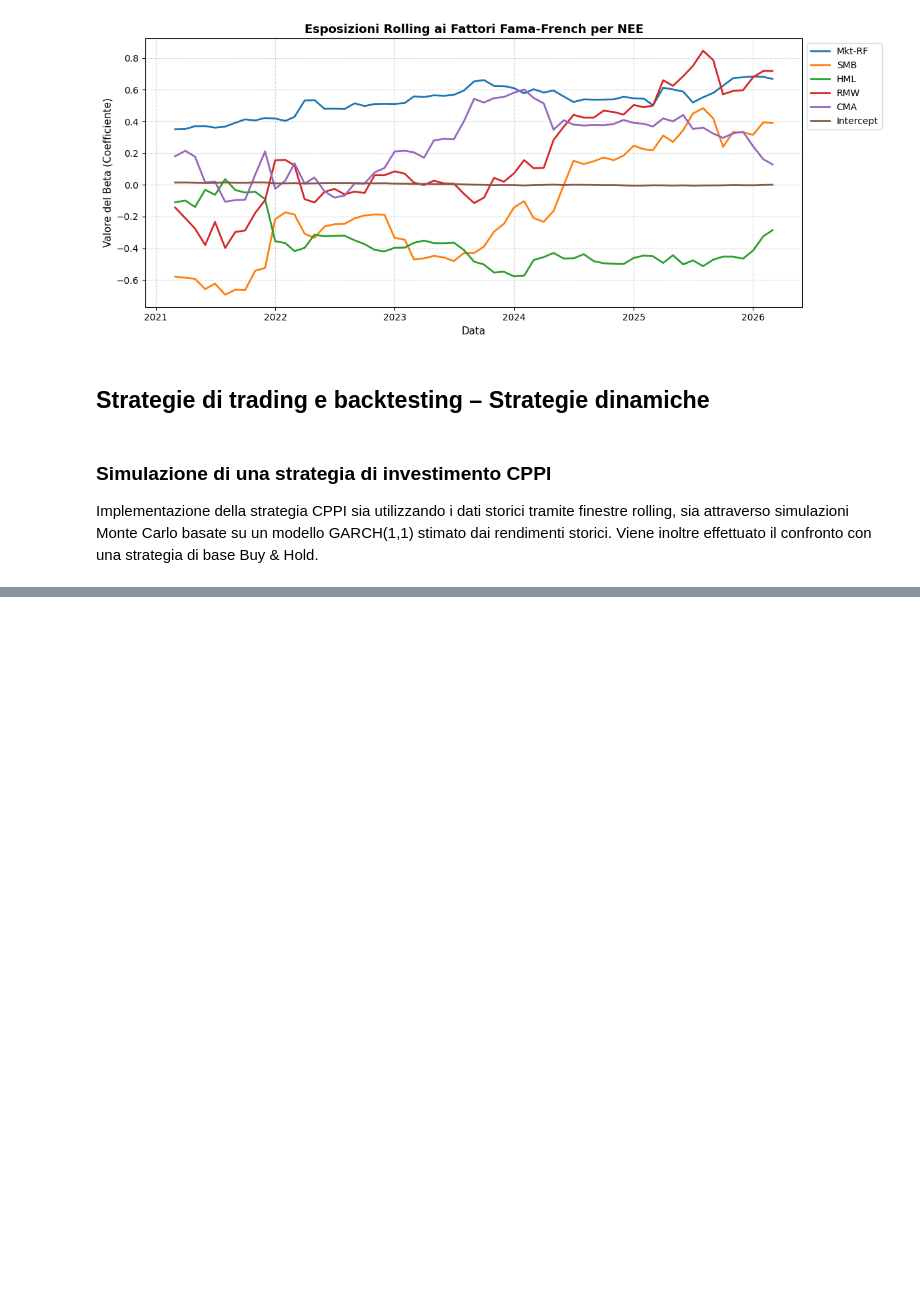
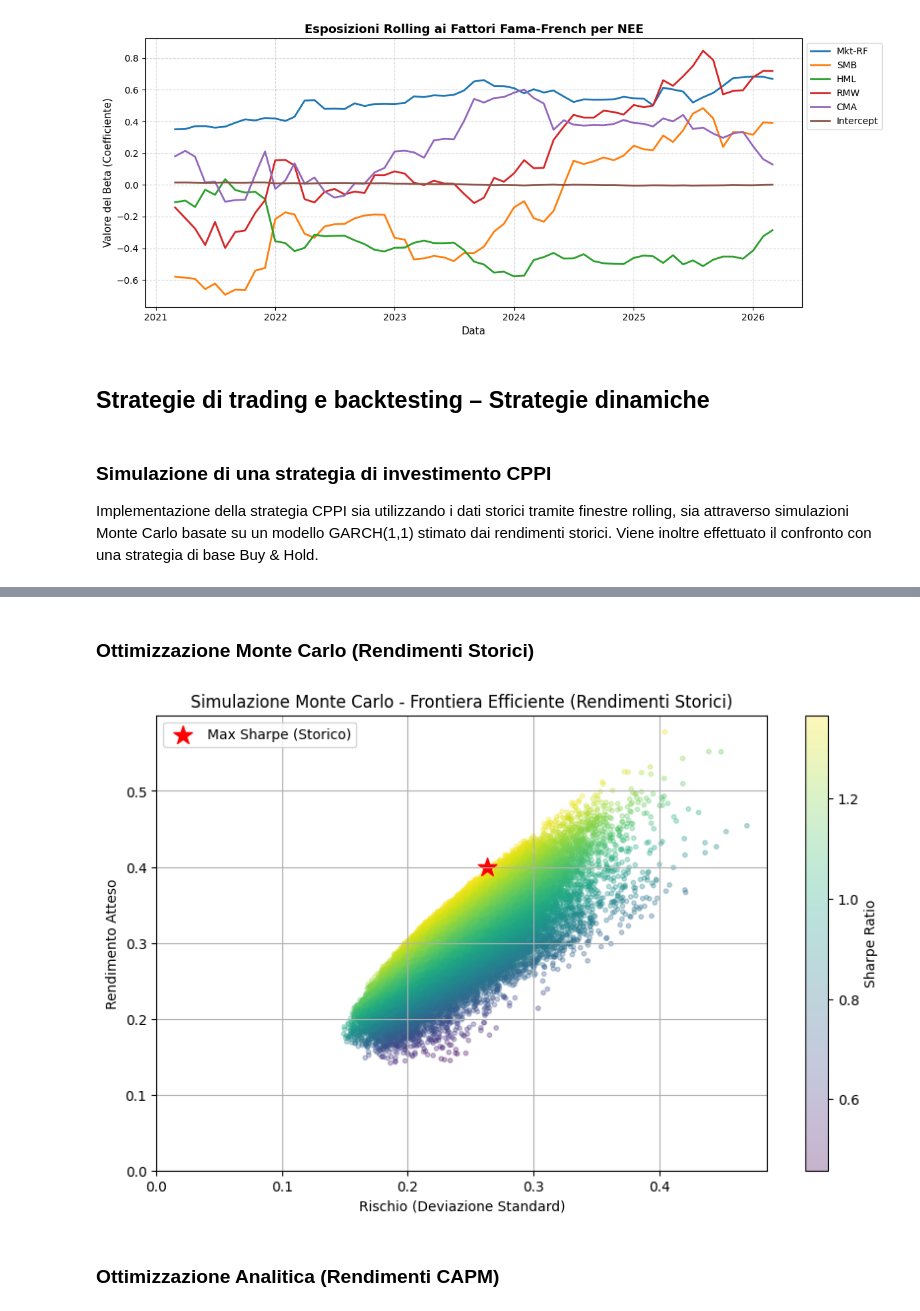
Before and after one commit to LucaGiani787/finance-project, a Jupyter notebook: project.ipynb, the cells around one changed output, grey strips where cells are left out. Saved outputs shown, nothing was run; the diff lists cells and outputs as text; code cells hidden in the pictures; blank space fills up the shorter version.

Commit message:
feat: add portfolio optimization

```diff
--- a/project.ipynb
+++ b/project.ipynb
@@ -824,0 +830,19 @@ for t in stocks:
+# %%
+# Estrazione primi 108 mesi (9 anni)
+returns_108 = df_NSR_monthly.iloc[:108]
+rf_108 = rf_annual # Tasso risk-free annuo definito precedentemente,
+assets_108 = returns_108
+
+# Rendimenti medi storici annualizzati
+historical_means = assets_108.mean() * 12
+
+# Rendimenti attesi calcolati dal CAPM (da capm_returns generato in precedenza)
+capm_means = capm_returns['Expected Return']
+
+# Matrice di covarianza annualizzata
+cov_matrix = assets_108.cov() * 12
+
+print("Rendimenti storici annualizzati (primi 108 mesi):")
+print(historical_means)
+print("\nRendimenti attesi dal CAPM:")
+print(capm_means)
@@ -824,0 +869,9 @@ for t in stocks:
+# %%
+opt_hist_analytical = pt.optimize_analytical(historical_means.values, cov_matrix.values, risk_free_rate=rf_108)
+print("Portafoglio (Max Sharpe) - Storico:")
+print(pd.Series(opt_hist_analytical['max_sharpe']['weights'], index=assets_108.columns).round(4))
+print(f"Rendimento: {opt_hist_analytical['max_sharpe']['return']:.4f}, Rischio: {opt_hist_analytical['max_sharpe']['risk']:.4f}, Sharpe: {opt_hist_analytical['max_sharpe']['sharpe']:.4f}")
+
+print("\nPortafoglio (Min Volatilità) - Storico:")
+print(pd.Series(opt_hist_analytical['min_vol']['weights'], index=assets_108.columns).round(4))
+print(f"Rendimento: {opt_hist_analytical['min_vol']['return']:.4f}, Rischio: {opt_hist_analytical['min_vol']['risk']:.4f}, Sharpe: {opt_hist_analytical['min_vol']['sharpe']:.4f}")
@@ -824,0 +898,22 @@ for t in stocks:
+# %% [markdown]
+### Ottimizzazione Monte Carlo (Rendimenti Storici)
+# %%
+mc_results_hist, mc_weights_hist = pt.optimize_montecarlo(historical_means.values, cov_matrix.values, num_portfolios=40000, risk_free_rate=rf_108)
+opt_hist_mc = pt.get_mc_optimal_portfolios(mc_results_hist, mc_weights_hist)
+
+plt.figure(figsize=(10, 6))
+plt.scatter(mc_results_hist[1,:], mc_results_hist[0,:], c=mc_results_hist[2,:], cmap='viridis', marker='o', s=10, alpha=0.3)
+plt.colorbar(label='Sharpe Ratio')
+plt.scatter(opt_hist_analytical['max_sharpe']['risk'], opt_hist_analytical['max_sharpe']['return'], marker='*', color='r', s=200, label='Max Sharpe (Storico)')
+plt.title('Simulazione Monte Carlo - Frontiera Efficiente (Rendimenti Storici)')
+plt.xlabel('Rischio (Deviazione Standard)')
+plt.ylabel('Rendimento Atteso')
+plt.xlim(left=0)
+plt.ylim(bottom=0)
+plt.legend()
+plt.grid(True)
+plt.show()
+# %% [output]
+[figure, added]
+# %% [markdown]
+### Ottimizzazione Analitica (Rendimenti CAPM)
```
Also changed, not shown: parts of 21 cells of this notebook, 5 other files.
